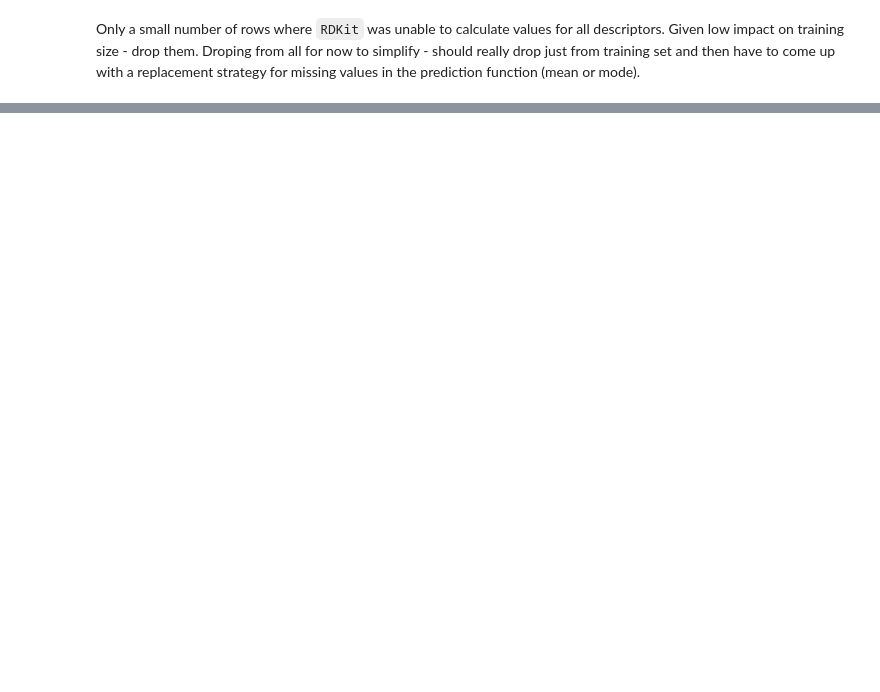
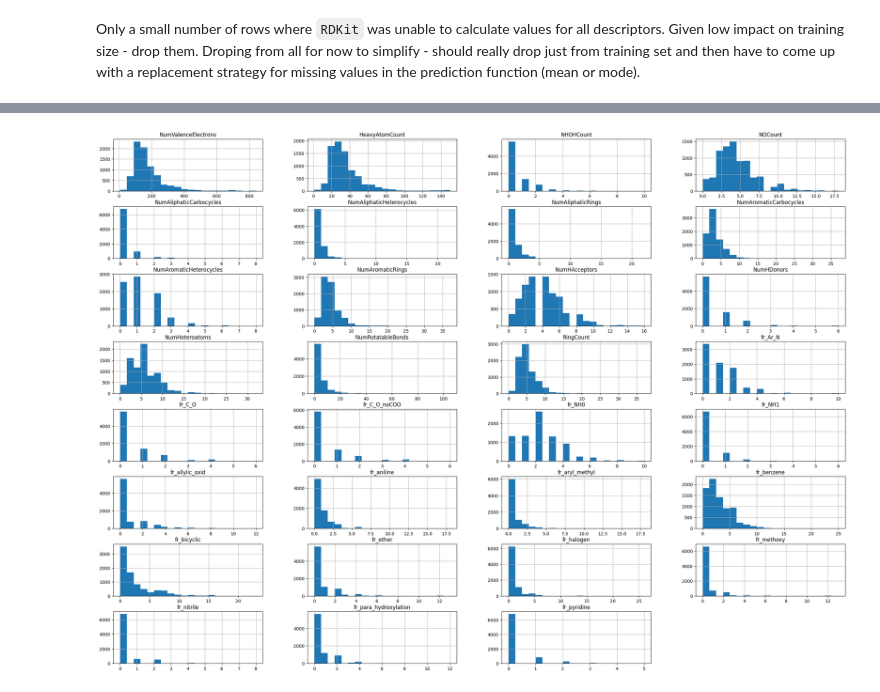
Before and after one commit to ChrisCollison/spectrum, a Jupyter notebook: example_estimators_rdkit.ipynb, the cells around one changed output, grey strips where cells are left out. Saved outputs shown, nothing was run; the diff lists cells and outputs as text; code cells hidden in the pictures; blank space fills up the shorter version.

```diff
--- a/example_estimators_rdkit.ipynb
+++ b/example_estimators_rdkit.ipynb
@@ -134,0 +181,3 @@ plot_results(data.y_test, y_pred, 'LogExtCoeff Random Forest', r2)
+# %%
+discrete_features = lec_data.X.select_dtypes(include=['int64'])
+discrete_features.describe().T
@@ -135 +202,7 @@ plot_results(data.y_test, y_pred, 'LogExtCoeff Random Forest', r2)
+# %%
+
+# show graph of the discrete features in a grid of 4 columns
+_ = discrete_features.hist(figsize=(30, 30), bins=20, layout=(11, 4))
+# %% [output]
+[figure, added]
 # %%
```
Also changed, not shown: parts of 31 cells of this notebook, 23 other files.
